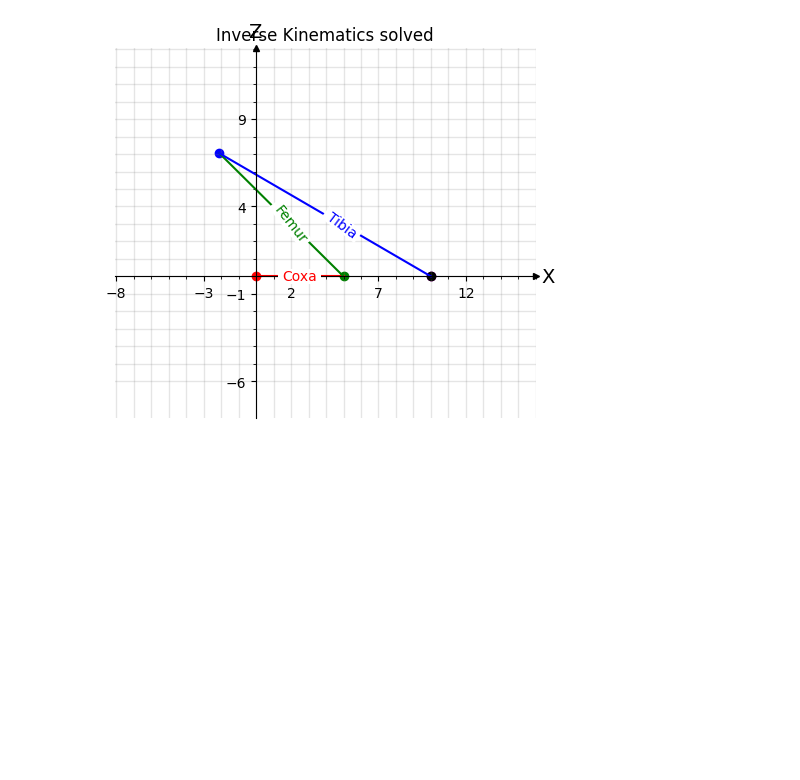
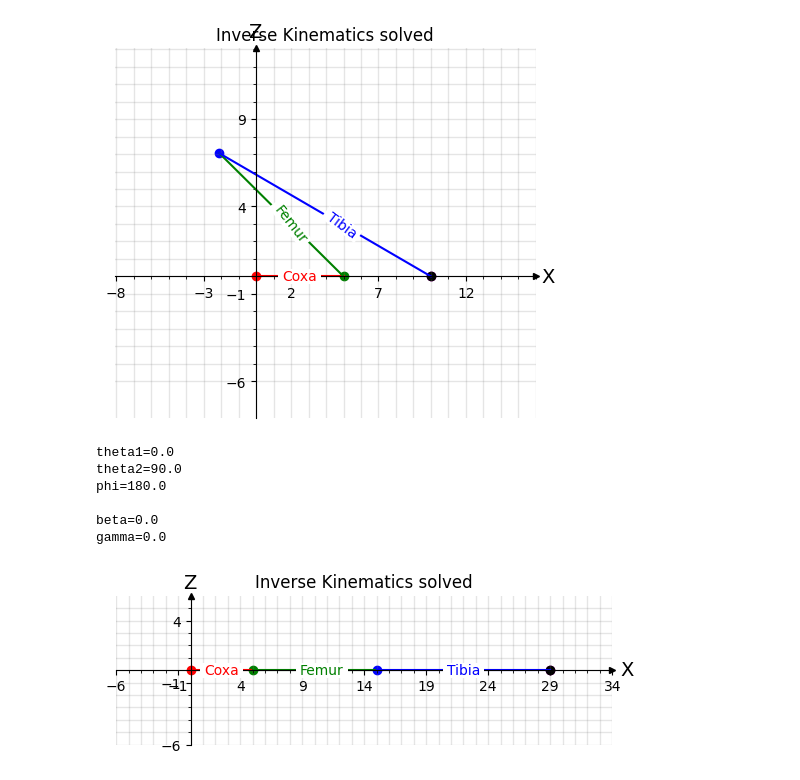
Before and after one commit to Dr-QP/Dr.QP, a Jupyter notebook: packages/runtime/drqp_brain/notebooks/getting_started_with_robot_ik.ipynb, the cells around one changed output. Saved outputs shown, nothing was run; the diff lists cells and outputs as text; code cells hidden in the pictures; blank space fills up the shorter version.

```diff
--- a/packages/runtime/drqp_brain/notebooks/getting_started_with_robot_ik.ipynb
+++ b/packages/runtime/drqp_brain/notebooks/getting_started_with_robot_ik.ipynb
@@ -352,3 +353,13 @@ phi=14.566327648323073
 beta=135.23491532867158
 gamma=-165.43367235167693
 [figure]
+# %%
+solve_and_plot_at_target(Point(coxa_len + femur_len + tibia_len, 0, label='Foot target'))
+# %% [output]
+theta1=0.0
+theta2=90.0
+phi=180.0
+
+beta=0.0
+gamma=0.0
+[figure, added]
```
Also changed, not shown: parts of 3 cells of this notebook.
